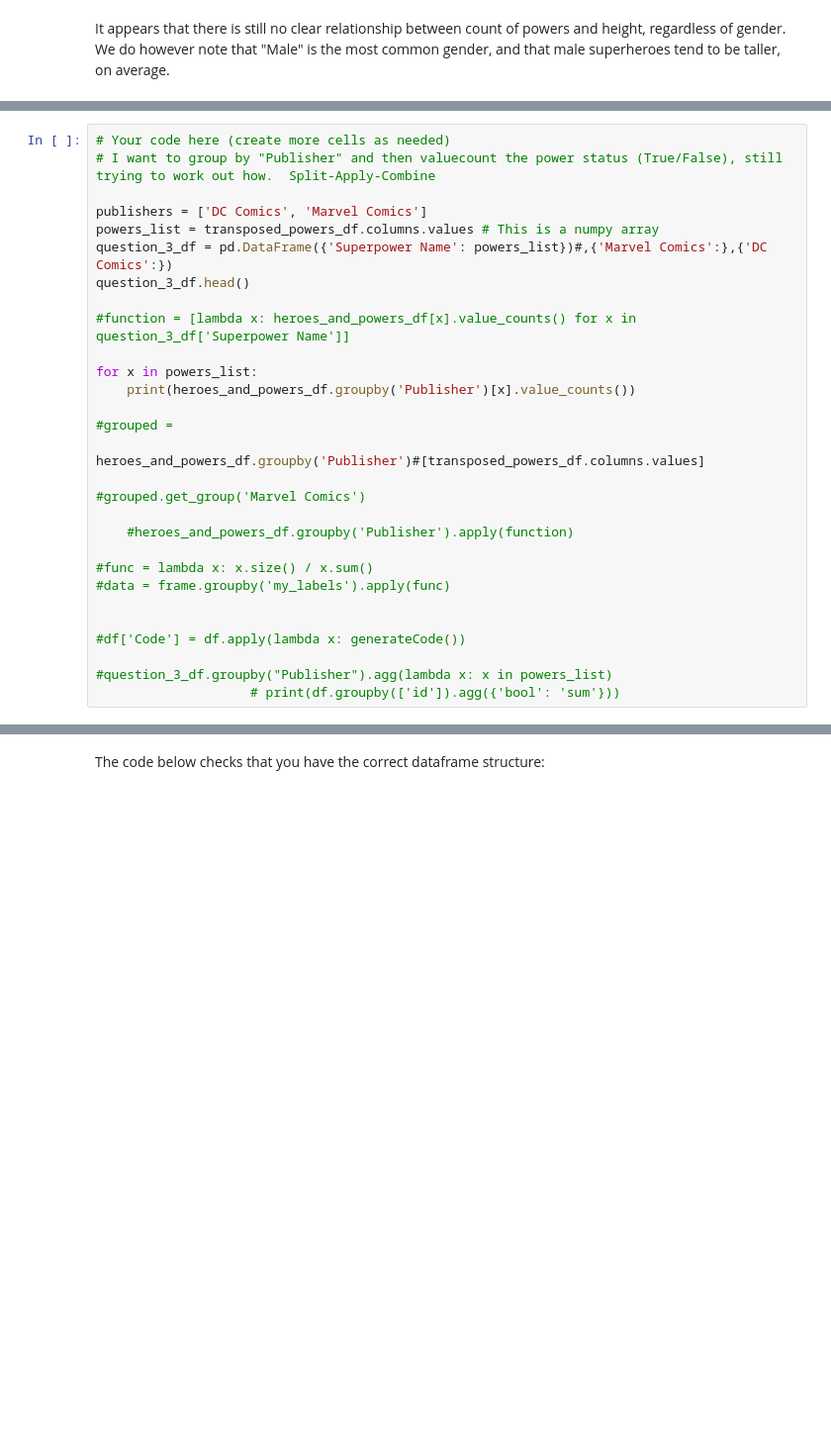
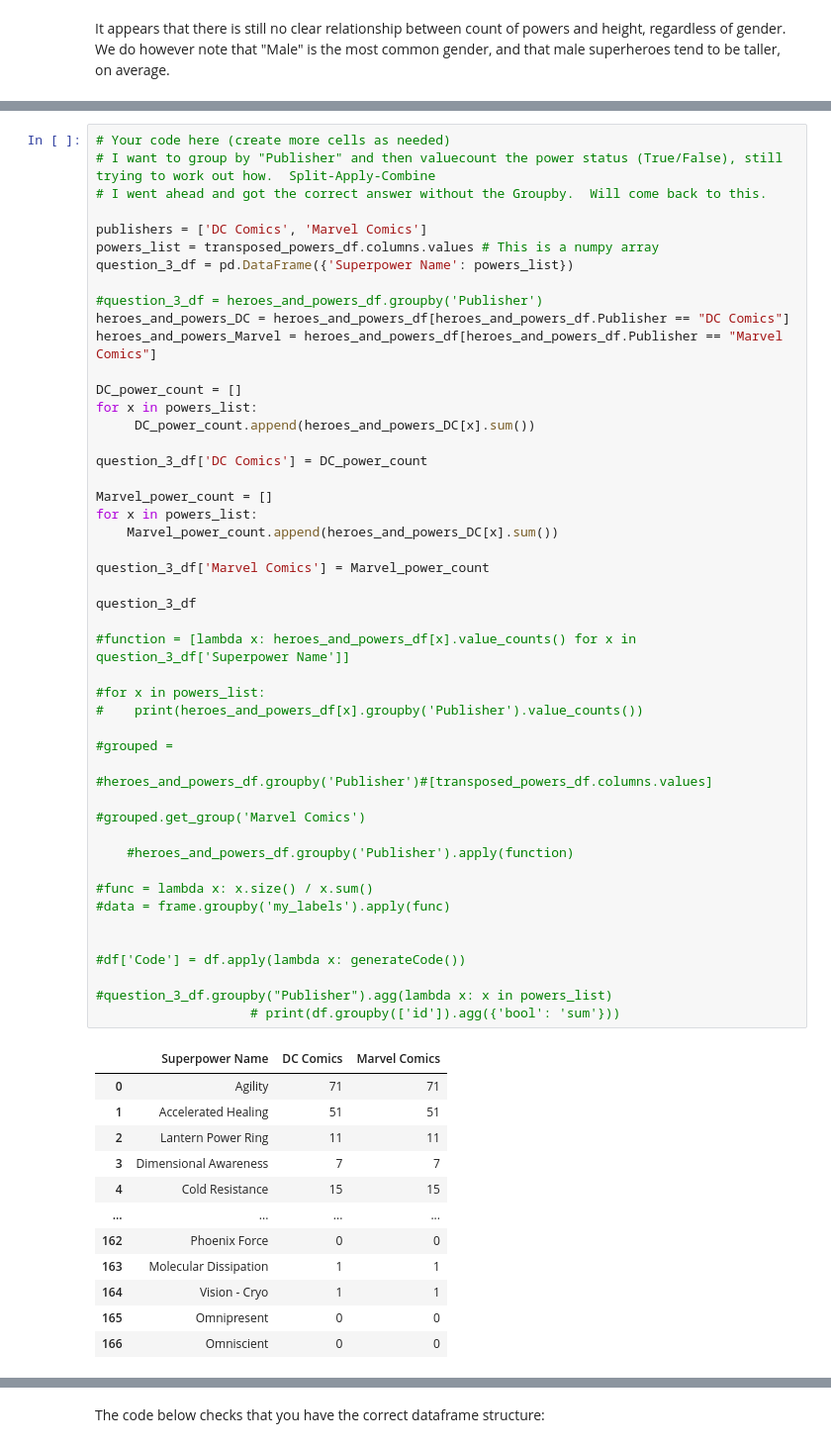
Before and after one commit to betsybetsybetsy2021/dsc-pandas-data-cleaning-lab, a Jupyter notebook: index.ipynb, the cells around one changed output, grey strips where cells are left out. Shown: that part at 99% size. Saved outputs shown, nothing was run; the diff lists cells and outputs as text; blank space fills up the shorter version.

```diff
--- a/index.ipynb
+++ b/index.ipynb
@@ -658,31 +663,61 @@ Don't worry if the rows or columns are in a different order, all that matters is
 # %%
 # Your code here (create more cells as needed)
 # I want to group by "Publisher" and then valuecount the power status (True/False), still trying to work out how.  Split-Apply-Combine
+# I went ahead and got the correct answer without the Groupby.  Will come back to this.
 
 publishers = ['DC Comics', 'Marvel Comics']
 powers_list = transposed_powers_df.columns.values # This is a numpy array
-question_3_df = pd.DataFrame({'Superpower Name': powers_list})#,{'Marvel Comics':},{'DC Comics':})
-question_3_df.head()
+question_3_df = pd.DataFrame({'Superpower Name': powers_list})
+
+#question_3_df = heroes_and_powers_df.groupby('Publisher')
+heroes_and_powers_DC = heroes_and_powers_df[heroes_and_powers_df.Publisher == "DC Comics"]
+heroes_and_powers_Marvel = heroes_and_powers_df[heroes_and_powers_df.Publisher == "Marvel Comics"]
+
+DC_power_count = []
+for x in powers_list:
+     DC_power_count.append(heroes_and_powers_DC[x].sum())
+
+question_3_df['DC Comics'] = DC_power_count
+
+Marvel_power_count = []
+for x in powers_list:
+    Marvel_power_count.append(heroes_and_powers_DC[x].sum())
+
+question_3_df['Marvel Comics'] = Marvel_power_count
+
+question_3_df
 
 #function = [lambda x: heroes_and_powers_df[x].value_counts() for x in question_3_df['Superpower Name']]
 
-for x in powers_list:
-    print(heroes_and_powers_df.groupby('Publisher')[x].value_counts())
+#for x in powers_list:
+#    print(heroes_and_powers_df[x].groupby('Publisher').value_counts())
 
 #grouped =
 
-heroes_and_powers_df.groupby('Publisher')#[transposed_powers_df.columns.values]
+#heroes_and_powers_df.groupby('Publisher')#[transposed_powers_df.columns.values]
 
 #grouped.get_group('Marvel Comics')
 
     #heroes_and_powers_df.groupby('Publisher').apply(function)
 
 #func = lambda x: x.size() / x.sum()
 #data = frame.groupby('my_labels').apply(func)
 
 
 #df['Code'] = df.apply(lambda x: generateCode())
 
 #question_3_df.groupby("Publisher").agg(lambda x: x in powers_list)
                     # print(df.groupby(['id']).agg({'bool': 'sum'}))
 # %% [output]
+|  | Superpower Name | DC Comics | Marvel Comics |
+| 0 | Agility | 71 | 71 |
+| 1 | Accelerated Healing | 51 | 51 |
+| 2 | Lantern Power Ring | 11 | 11 |
+| 3 | Dimensional Awareness | 7 | 7 |
+| 4 | Cold Resistance | 15 | 15 |
+| ... | ... | ... | ... |
+| 162 | Phoenix Force | 0 | 0 |
+| 163 | Molecular Dissipation | 1 | 1 |
+| 164 | Vision - Cryo | 1 | 1 |
+| 165 | Omnipresent | 0 | 0 |
+| 166 | Omniscient | 0 | 0 |
```
Also changed, not shown: parts of 6 cells of this notebook.
